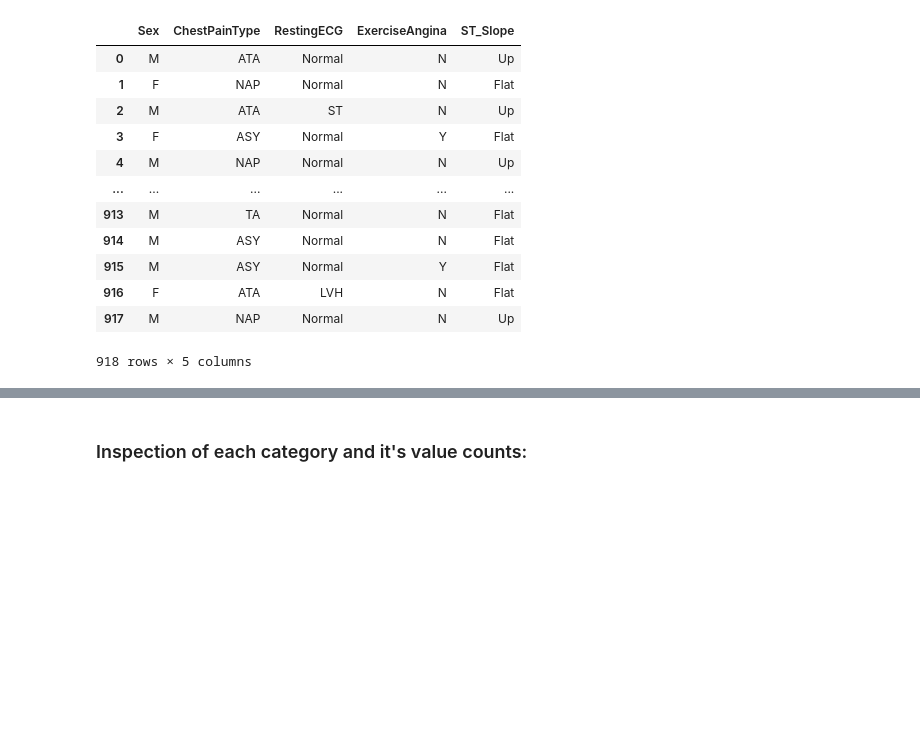
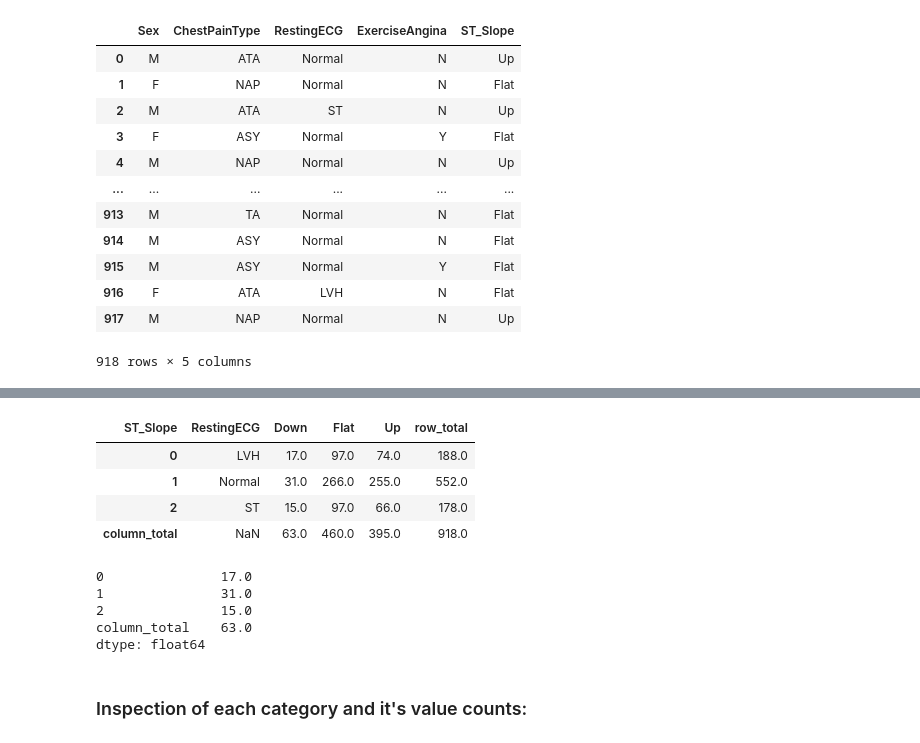
Before and after one commit to Luka-998/ml-concepts-visualized, a Jupyter notebook: DecisionTrees/03_HeartDataCompletePipeline.ipynb, the cells around one changed output, grey strips where cells are left out. Cells and saved outputs as stored; diff of their text form; code cells hidden in the pictures; blank space fills up the shorter version.

```diff
--- a/DecisionTrees/03_HeartDataCompletePipeline.ipynb
+++ b/DecisionTrees/03_HeartDataCompletePipeline.ipynb
@@ -200,0 +205,7 @@ categorical
+# %%
+z_new = z.reset_index()
+# %%
+z_new
+cols = z_new.columns[1:]
+# %%
+z_new.loc['column_total'] = z_new[cols].sum(axis=0).round(2)
@@ -201,3 +220,28 @@ categorical
+# %%
+z_new['row_total'] = z_new[cols].sum(axis=1).round(2)
+# %%
+z_new
+# %% [output]
+| ST_Slope | RestingECG | Down | Flat | Up | row_total |
+| 0 | LVH | 17.0 | 97.0 | 74.0 | 188.0 |
+| 1 | Normal | 31.0 | 266.0 | 255.0 | 552.0 |
+| 2 | ST | 15.0 | 97.0 | 66.0 | 178.0 |
+| column_total | NaN | 63.0 | 460.0 | 395.0 | 918.0 |
+# %%
+z_new
+# Chi-Sq = sum ( O - E)^2/ E
+# E = Row r x Col c / Total
+
+e = {}
+for col in z_new[cols]:
+    e[col] = z_new[col] * z_new['row_total']/z_new['row_total']
+e['Down']
+# %% [output]
+0               17.0
+1               31.0
+2               15.0
+column_total    63.0
+dtype: float64
 # %% [markdown]
 ### Inspection of each category and it's value counts:
 # %%
```
Also changed, not shown: parts of 80 cells of this notebook.
